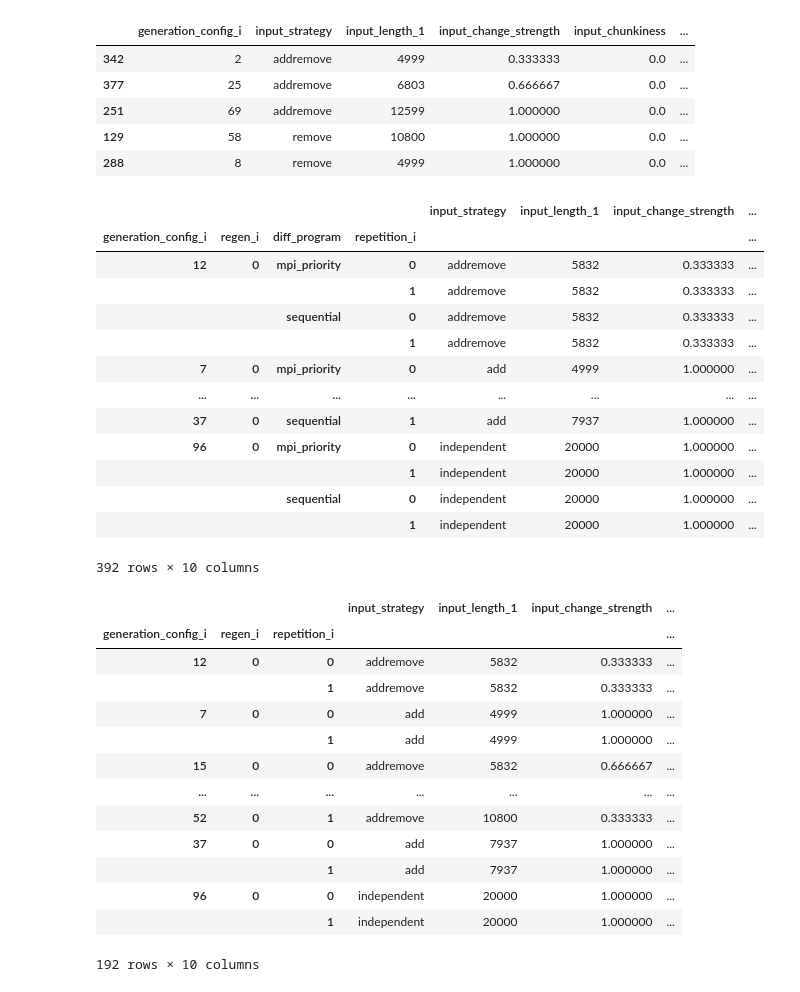
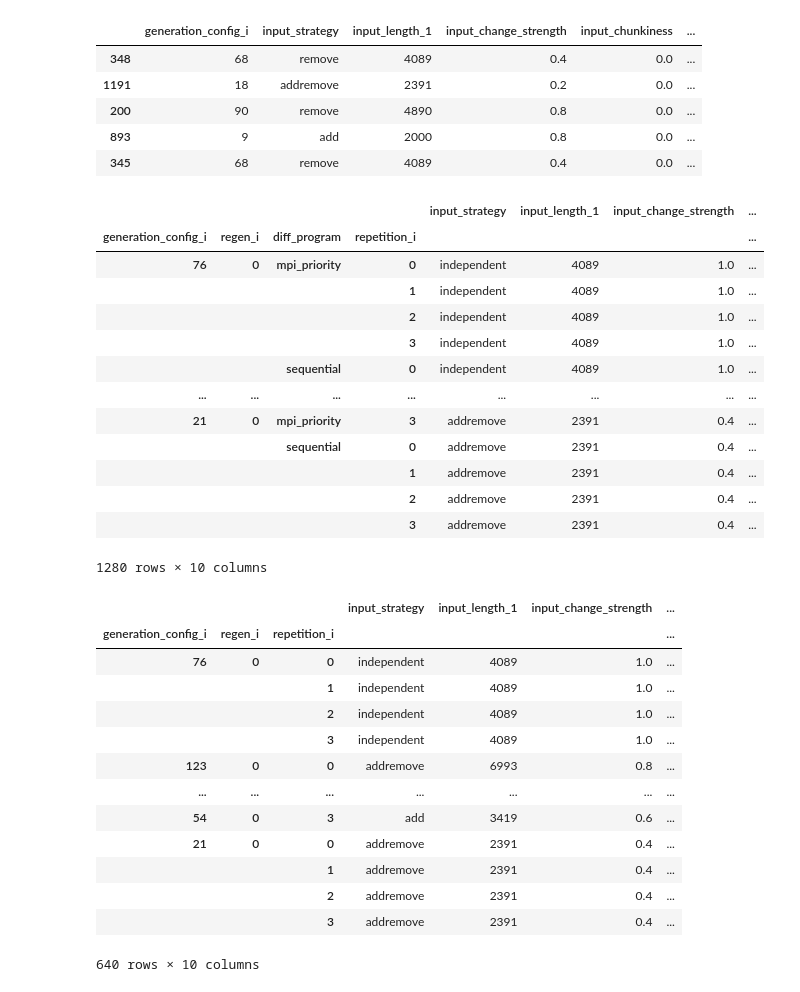
Before and after one commit to tehwalris/mpi-myers-diff, a Jupyter notebook: notebooks/benchmark_analysis_priority.ipynb, the cells around one changed output. Drawn from its saved outputs; the diff is of its cells as text; code cells hidden in the pictures.

```diff
--- a/notebooks/benchmark_analysis_priority.ipynb
+++ b/notebooks/benchmark_analysis_priority.ipynb
@@ -4,34 +4,34 @@ import pandas as pd
 from matplotlib import pyplot as plt
 import seaborn as sns
 # %%
-raw_benchmark_results = pd.read_csv('../benchmarks/2020-12-07-priority-large.csv')
+raw_benchmark_results = pd.read_csv('../benchmarks/2020-12-07-priority-fast-receive.csv')
 
 raw_benchmark_results.sample(5)
 # %% [output]
 |  | generation_config_i | input_strategy | input_length_1 | input_change_strength | input_chunkiness | ... |
-| 342 | 2 | addremove | 4999 | 0.333333 | 0.0 | ... |
-| 377 | 25 | addremove | 6803 | 0.666667 | 0.0 | ... |
-| 251 | 69 | addremove | 12599 | 1.000000 | 0.0 | ... |
-| 129 | 58 | remove | 10800 | 1.000000 | 0.0 | ... |
-| 288 | 8 | remove | 4999 | 1.000000 | 0.0 | ... |
+| 348 | 68 | remove | 4089 | 0.4 | 0.0 | ... |
+| 1191 | 18 | addremove | 2391 | 0.2 | 0.0 | ... |
+| 200 | 90 | remove | 4890 | 0.8 | 0.0 | ... |
+| 893 | 9 | add | 2000 | 0.8 | 0.0 | ... |
+| 345 | 68 | remove | 4089 | 0.4 | 0.0 | ... |
 # %%
 indexed_benchmark_results = raw_benchmark_results.set_index(['generation_config_i', 'regen_i', 'diff_program', 'repetition_i'])
 indexed_benchmark_results
 # %% [output]
 |  |  |  |  | input_strategy | input_length_1 | input_change_strength | ... |
 | generation_config_i | regen_i | diff_program | repetition_i |  |  |  | ... |
-| 12 | 0 | mpi_priority | 0 | addremove | 5832 | 0.333333 | ... |
-|  |  |  | 1 | addremove | 5832 | 0.333333 | ... |
-|  |  | sequential | 0 | addremove | 5832 | 0.333333 | ... |
-|  |  |  | 1 | addremove | 5832 | 0.333333 | ... |
-| 7 | 0 | mpi_priority | 0 | add | 4999 | 1.000000 | ... |
+| 76 | 0 | mpi_priority | 0 | independent | 4089 | 1.0 | ... |
+|  |  |  | 1 | independent | 4089 | 1.0 | ... |
+|  |  |  | 2 | independent | 4089 | 1.0 | ... |
+|  |  |  | 3 | independent | 4089 | 1.0 | ... |
+|  |  | sequential | 0 | independent | 4089 | 1.0 | ... |
 | ... | ... | ... | ... | ... | ... | ... | ... |
-| 37 | 0 | sequential | 1 | add | 7937 | 1.000000 | ... |
-| 96 | 0 | mpi_priority | 0 | independent | 20000 | 1.000000 | ... |
-|  |  |  | 1 | independent | 20000 | 1.000000 | ... |
-|  |  | sequential | 0 | independent | 20000 | 1.000000 | ... |
-|  |  |  | 1 | independent | 20000 | 1.000000 | ... |
+| 21 | 0 | mpi_priority | 3 | addremove | 2391 | 0.4 | ... |
+|  |  | sequential | 0 | addremove | 2391 | 0.4 | ... |
+|  |  |  | 1 | addremove | 2391 | 0.4 | ... |
+|  |  |  | 2 | addremove | 2391 | 0.4 | ... |
+|  |  |  | 3 | addremove | 2391 | 0.4 | ... |
-392 rows × 10 columns
+1280 rows × 10 columns
 # %%
 unique_regen_i_values = sorted(np.unique(indexed_benchmark_results.index.get_level_values('regen_i').values))
 assert(unique_regen_i_values == [0])
@@ -40,18 +40,18 @@ indexed_benchmark_results.xs('mpi_priority', level='diff_program')
 # %% [output]
 |  |  |  | input_strategy | input_length_1 | input_change_strength | ... |
 | generation_config_i | regen_i | repetition_i |  |  |  | ... |
-| 12 | 0 | 0 | addremove | 5832 | 0.333333 | ... |
-|  |  | 1 | addremove | 5832 | 0.333333 | ... |
-| 7 | 0 | 0 | add | 4999 | 1.000000 | ... |
-|  |  | 1 | add | 4999 | 1.000000 | ... |
-| 15 | 0 | 0 | addremove | 5832 | 0.666667 | ... |
+| 76 | 0 | 0 | independent | 4089 | 1.0 | ... |
+|  |  | 1 | independent | 4089 | 1.0 | ... |
+|  |  | 2 | independent | 4089 | 1.0 | ... |
+|  |  | 3 | independent | 4089 | 1.0 | ... |
+| 123 | 0 | 0 | addremove | 6993 | 0.8 | ... |
 | ... | ... | ... | ... | ... | ... | ... |
-| 52 | 0 | 1 | addremove | 10800 | 0.333333 | ... |
-| 37 | 0 | 0 | add | 7937 | 1.000000 | ... |
-|  |  | 1 | add | 7937 | 1.000000 | ... |
-| 96 | 0 | 0 | independent | 20000 | 1.000000 | ... |
-|  |  | 1 | independent | 20000 | 1.000000 | ... |
+| 54 | 0 | 3 | add | 3419 | 0.6 | ... |
+| 21 | 0 | 0 | addremove | 2391 | 0.4 | ... |
+|  |  | 1 | addremove | 2391 | 0.4 | ... |
+|  |  | 2 | addremove | 2391 | 0.4 | ... |
+|  |  | 3 | addremove | 2391 | 0.4 | ... |
-192 rows × 10 columns
+640 rows × 10 columns
 # %%
 fig, ax = plt.subplots(2, 1, figsize=(6, 6), sharex=True)
 
```
Also changed, not shown: parts of 4 cells of this notebook, 1 other file.
